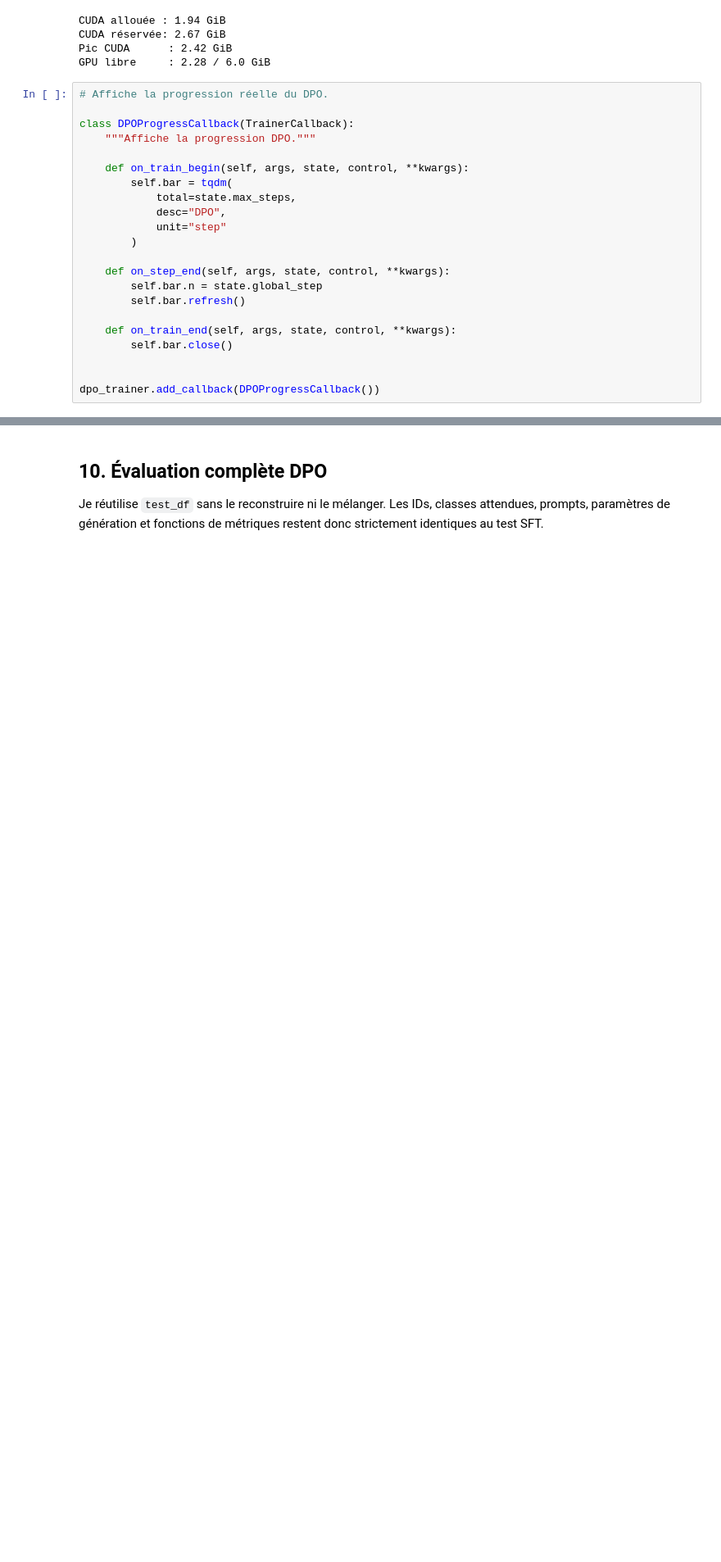
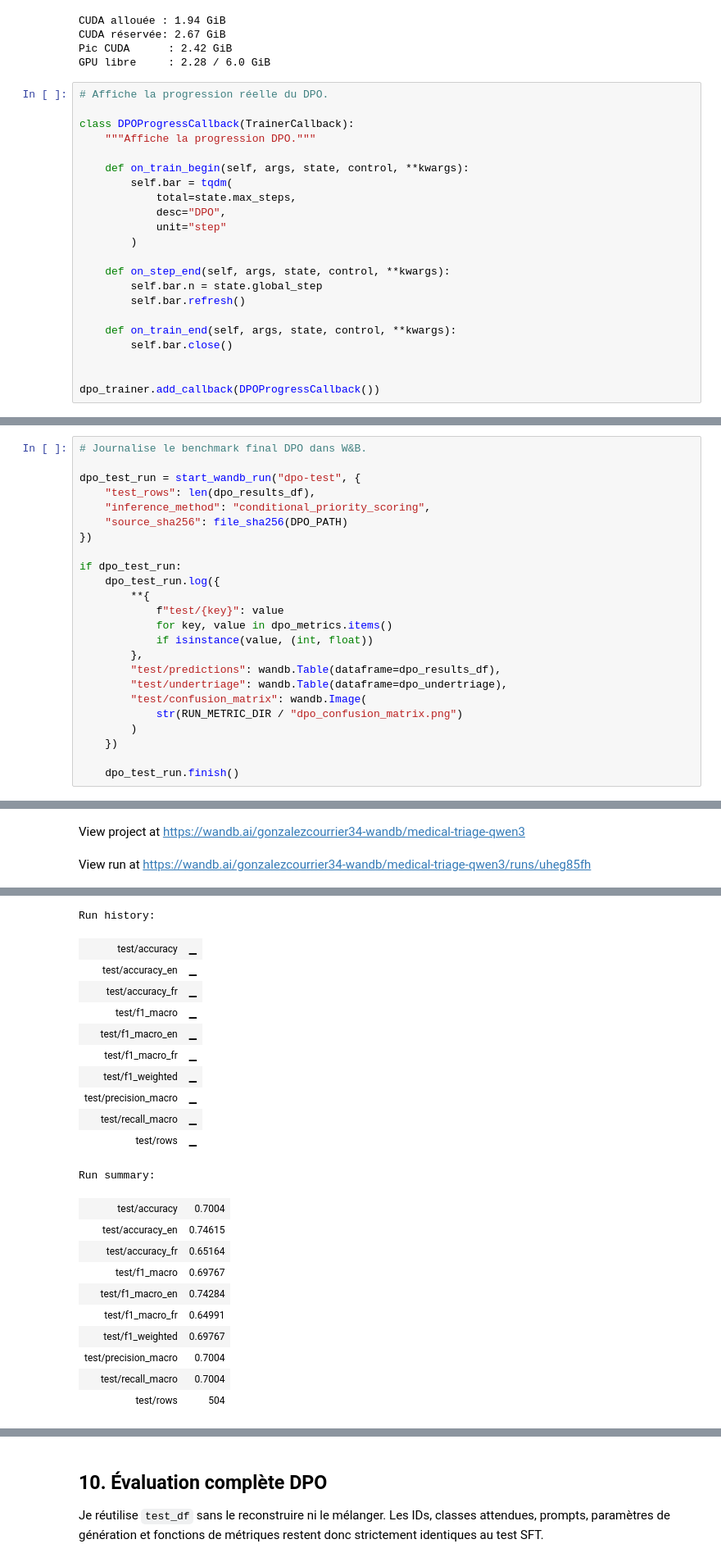
Before and after one commit to gonzalezcourrier34-glitch/medical_triage_agent, a Jupyter notebook: notebooks/03_finetuning_sft_dpo.ipynb, the cells around one changed output, grey strips where cells are left out. Shown at 82% size. Drawn from its saved outputs; the diff is of its cells as text; blank space fills up the shorter version.

```diff
--- a/notebooks/03_finetuning_sft_dpo.ipynb
+++ b/notebooks/03_finetuning_sft_dpo.ipynb
@@ -2009,0 +2024,25 @@ display(pd.concat(
+# %%
+# Journalise le benchmark final DPO dans W&B.
+
+dpo_test_run = start_wandb_run("dpo-test", {
+    "test_rows": len(dpo_results_df),
+    "inference_method": "conditional_priority_scoring",
+    "source_sha256": file_sha256(DPO_PATH)
+})
+
+if dpo_test_run:
+    dpo_test_run.log({
+        **{
+            f"test/{key}": value
+            for key, value in dpo_metrics.items()
+            if isinstance(value, (int, float))
+        },
+        "test/predictions": wandb.Table(dataframe=dpo_results_df),
+        "test/undertriage": wandb.Table(dataframe=dpo_undertriage),
+        "test/confusion_matrix": wandb.Image(
+            str(RUN_METRIC_DIR / "dpo_confusion_matrix.png")
+        )
+    })
+
+    dpo_test_run.finish()
+# %% [output]
@@ -2009,0 +2053,2 @@ display(pd.concat(
+View project at https://wandb.ai/gonzalezcourrier34-wandb/medical-triage-qwen3
+View run at https://wandb.ai/gonzalezcourrier34-wandb/medical-triage-qwen3/runs/uheg85fh
@@ -2009,0 +2056,22 @@ display(pd.concat(
+Run history:
+| test/accuracy | ▁ |
+| test/accuracy_en | ▁ |
+| test/accuracy_fr | ▁ |
+| test/f1_macro | ▁ |
+| test/f1_macro_en | ▁ |
+| test/f1_macro_fr | ▁ |
+| test/f1_weighted | ▁ |
+| test/precision_macro | ▁ |
+| test/recall_macro | ▁ |
+| test/rows | ▁ |
+Run summary:
+| test/accuracy | 0.7004 |
+| test/accuracy_en | 0.74615 |
+| test/accuracy_fr | 0.65164 |
+| test/f1_macro | 0.69767 |
+| test/f1_macro_en | 0.74284 |
+| test/f1_macro_fr | 0.64991 |
+| test/f1_weighted | 0.69767 |
+| test/precision_macro | 0.7004 |
+| test/recall_macro | 0.7004 |
+| test/rows | 504 |
```
Also changed, not shown: parts of 33 cells of this notebook.
